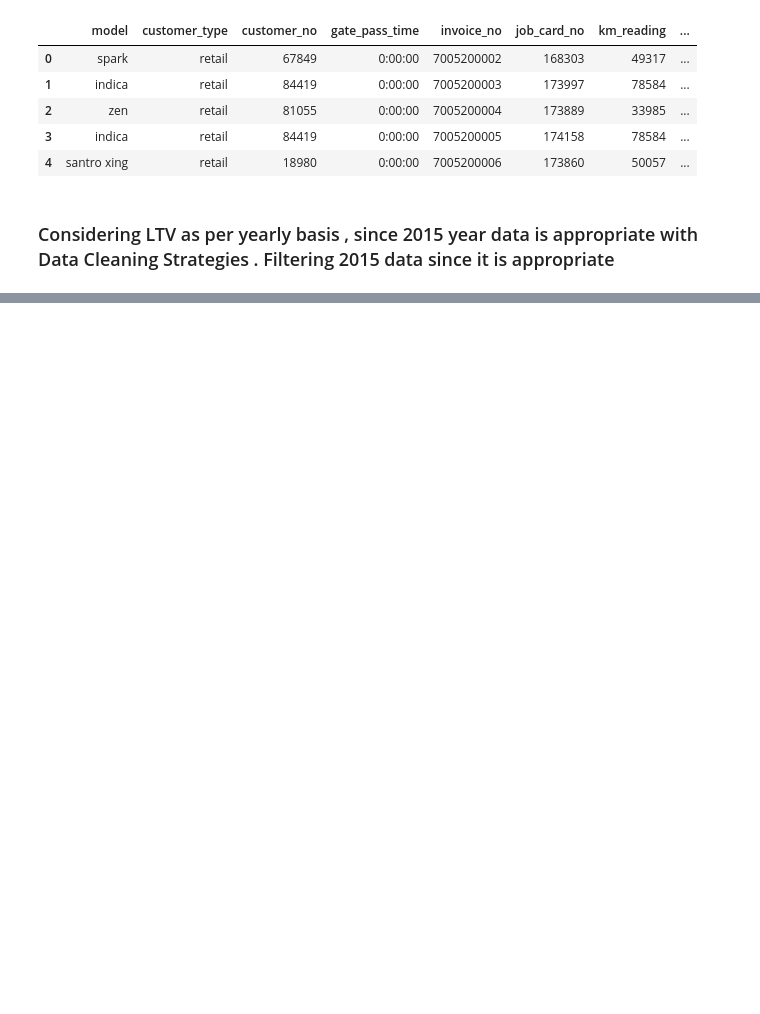
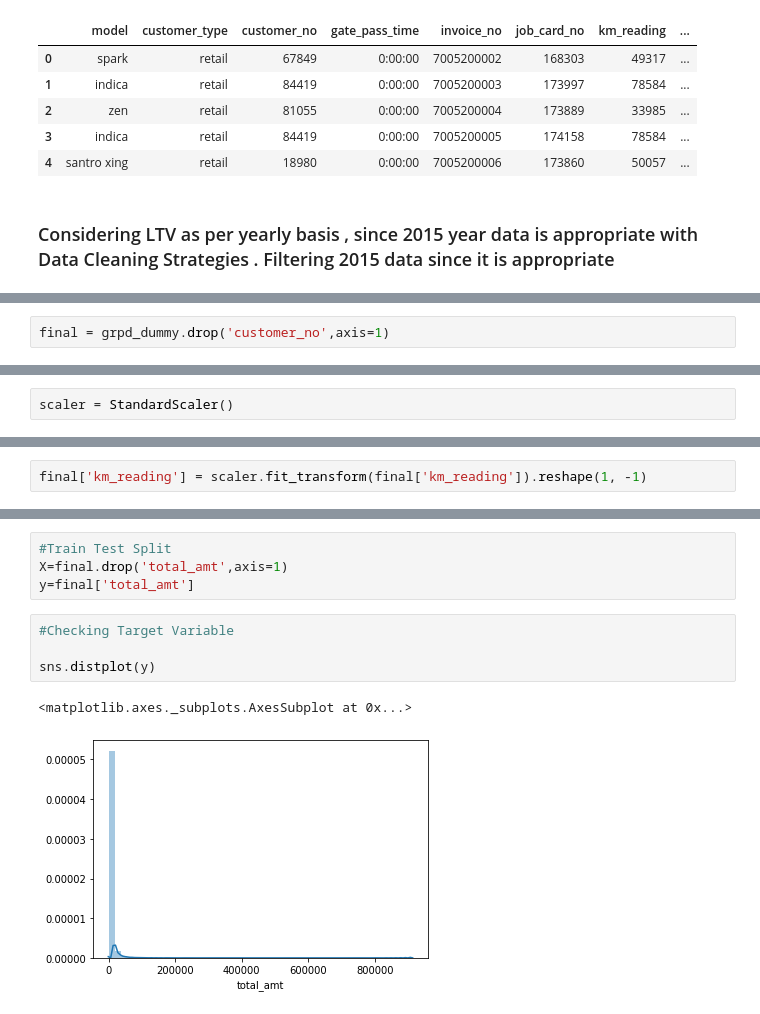
Before and after one commit to karan-parekh/Mahindra-Capstone, a Jupyter notebook: notebooks/dashang/LTV.ipynb, the cells around one changed output, grey strips where cells are left out. Drawn from its saved outputs; the diff is of its cells as text; blank space fills up the shorter version.

```diff
--- a/notebooks/dashang/LTV.ipynb
+++ b/notebooks/dashang/LTV.ipynb
@@ -86,0 +196,2 @@ invoice.head()
+# %%
+final = grpd_dummy.drop('customer_no',axis=1)
@@ -86,0 +211,2 @@ invoice.head()
+# %%
+scaler = StandardScaler()
@@ -86,0 +215,2 @@ invoice.head()
+# %%
+final['km_reading'] = scaler.fit_transform(final['km_reading']).reshape(1, -1)
@@ -86,0 +237,11 @@ invoice.head()
+# %%
+#Train Test Split
+X=final.drop('total_amt',axis=1)
+y=final['total_amt']
+# %%
+#Checking Target Variable
+
+sns.distplot(y)
+# %% [output]
+<matplotlib.axes._subplots.AxesSubplot at 0x...>
+[figure, added]
```
Also changed, not shown: parts of 42 cells of this notebook.
